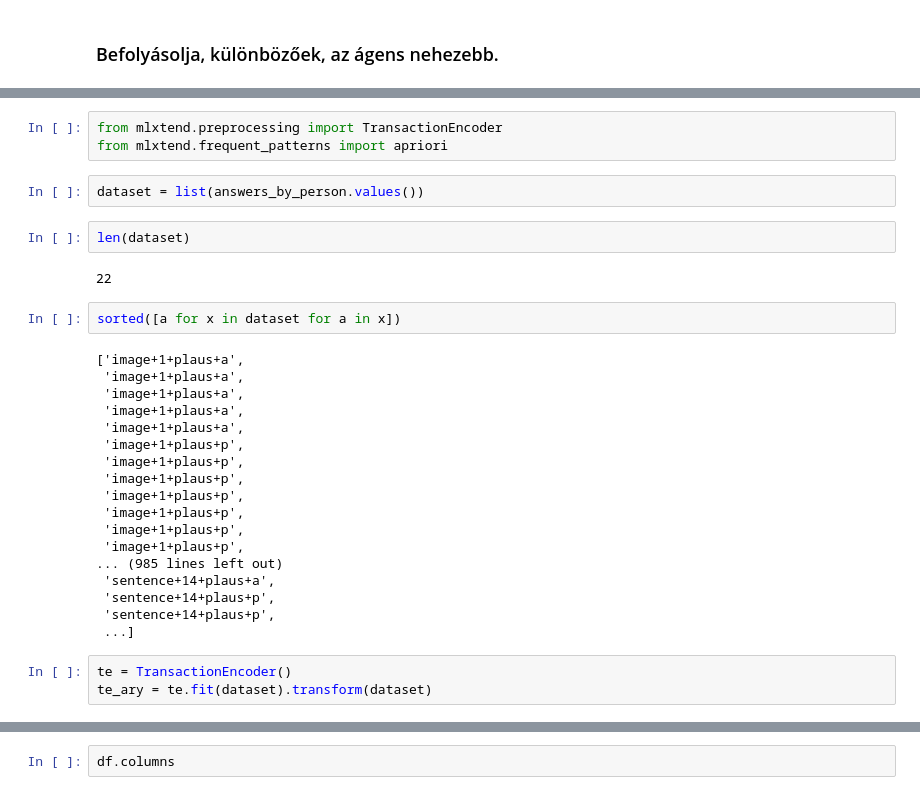
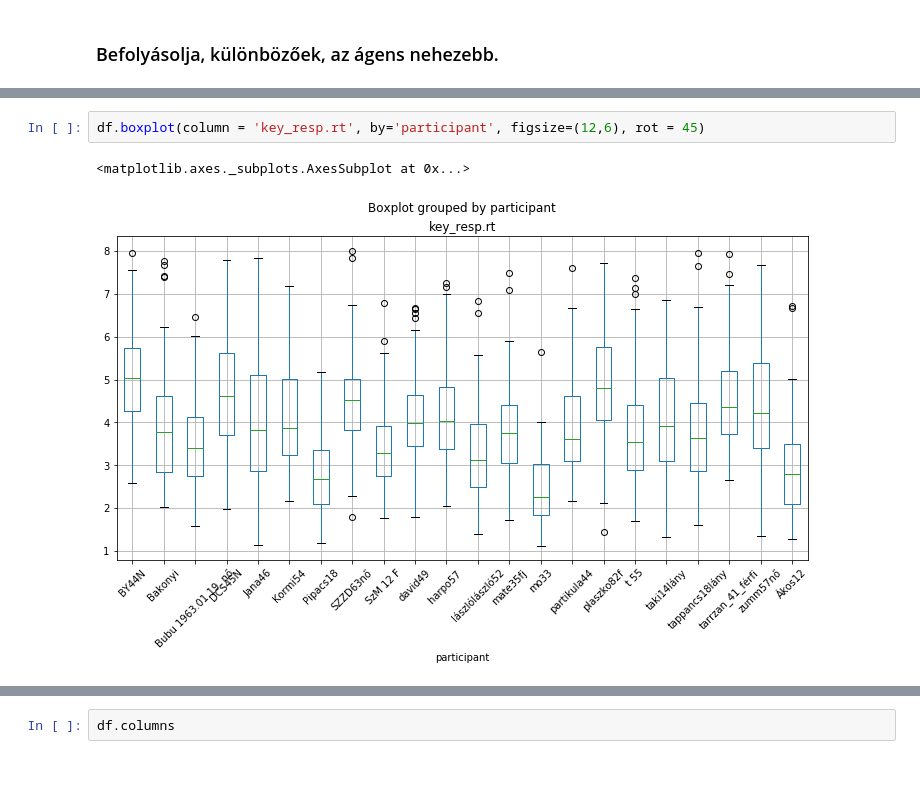
Before and after one commit to levaid/nominalization_plausability_psypy, a Jupyter notebook: hypothesis_testing/testing.ipynb, the cells around one changed output, grey strips where cells are left out. Cells and saved outputs as stored; diff of their text form.

```diff
--- a/hypothesis_testing/testing.ipynb
+++ b/hypothesis_testing/testing.ipynb
@@ -150,32 +144,5 @@ for line in df[['stimulus_type', 'stimulus_id', 'stimulus_plaus', 'answer_role',
-# %%
-from mlxtend.preprocessing import TransactionEncoder
-from mlxtend.frequent_patterns import apriori
-# %%
-dataset = list(answers_by_person.values())
-# %%
-len(dataset)
-# %% [output]
-22
-# %%
-sorted([a for x in dataset for a in x])
-# %% [output]
-['image+1+plaus+a',
- 'image+1+plaus+a',
- 'image+1+plaus+a',
- 'image+1+plaus+a',
- 'image+1+plaus+a',
- 'image+1+plaus+p',
- 'image+1+plaus+p',
- 'image+1+plaus+p',
- 'image+1+plaus+p',
- 'image+1+plaus+p',
- 'image+1+plaus+p',
- 'image+1+plaus+p',
-... (985 lines left out)
- 'sentence+14+plaus+a',
- 'sentence+14+plaus+p',
- 'sentence+14+plaus+p',
- ...]
-# %%
-te = TransactionEncoder()
-te_ary = te.fit(dataset).transform(dataset)
+# %%
+df.boxplot(column = 'key_resp.rt', by='participant', figsize=(12,6), rot = 45)
+# %% [output]
+<matplotlib.axes._subplots.AxesSubplot at 0x...>
+[figure, added]
```
Also changed, not shown: parts of 26 cells of this notebook.
